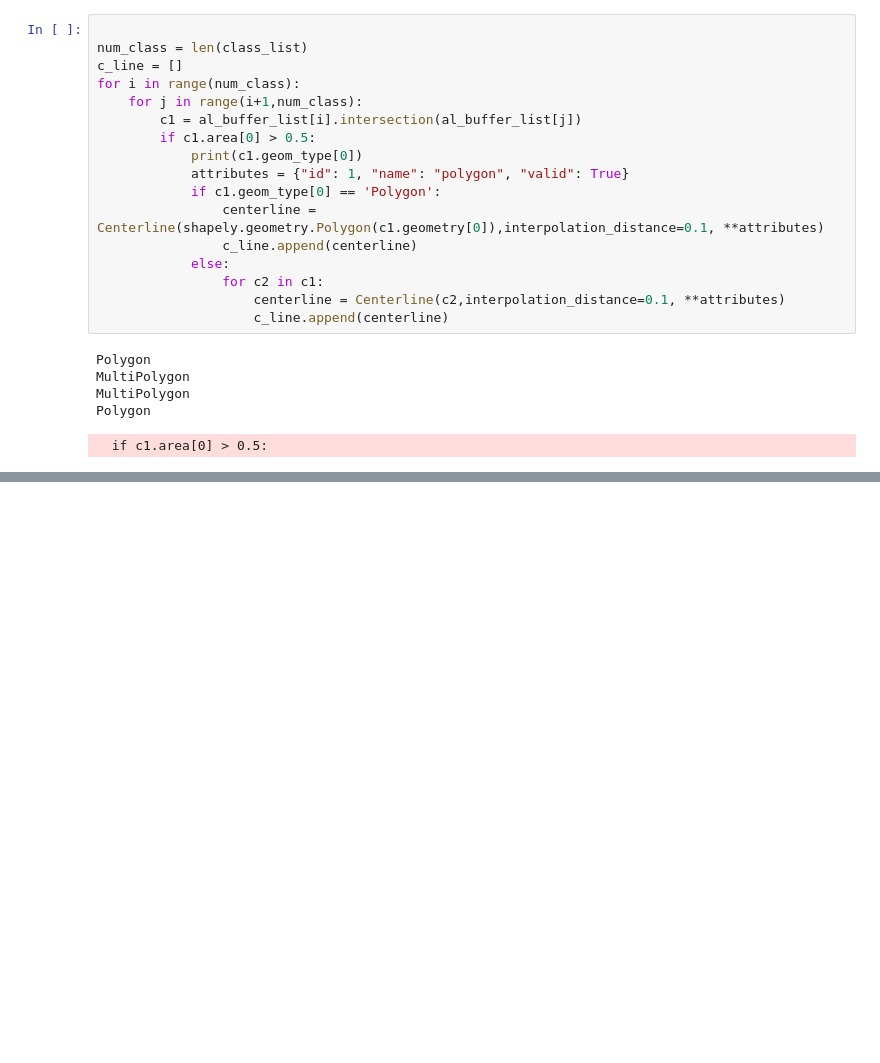
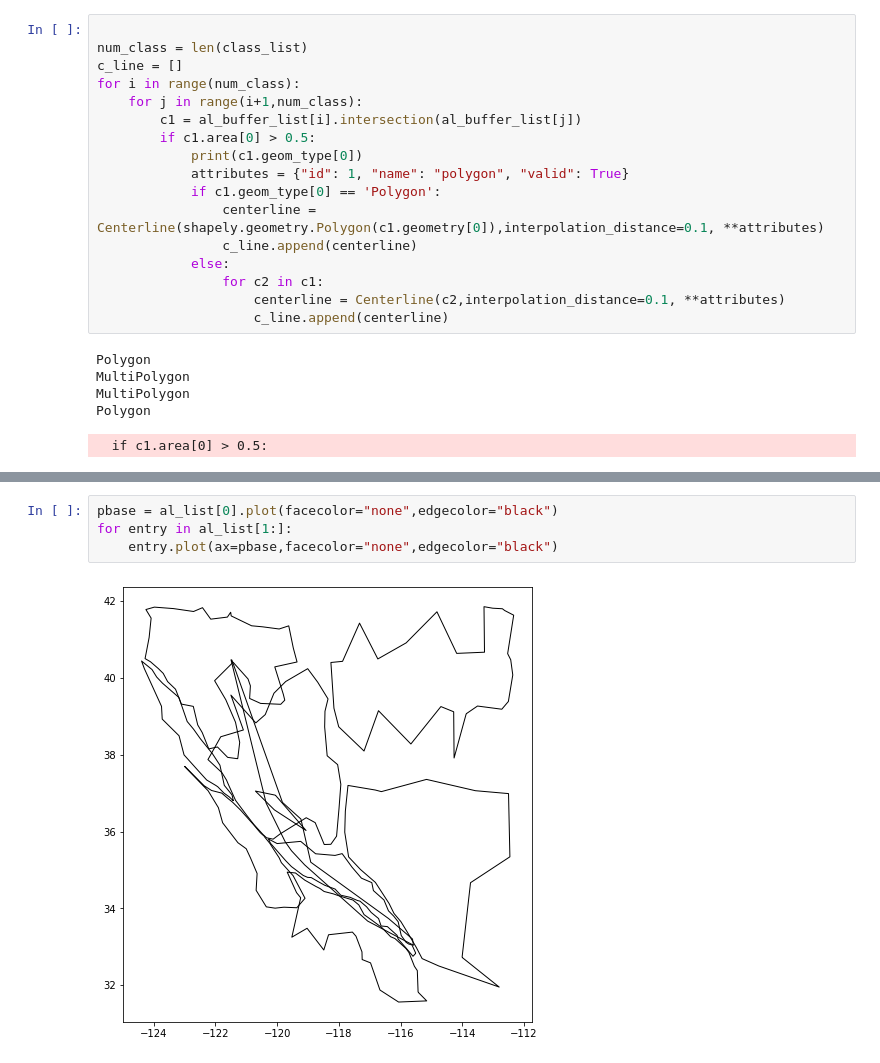
Before and after one commit to GeoGateway/GPS_clustering, a Jupyter notebook: notebooks/cluster_boundaries.ipynb, the cells around one changed output, grey strips where cells are left out. Cells and saved outputs as stored; diff of their text form; blank space fills up the shorter version.

```diff
--- a/notebooks/cluster_boundaries.ipynb
+++ b/notebooks/cluster_boundaries.ipynb
@@ -154,0 +184,6 @@ s.plot(ax=base,edgecolor = "black")
+# %%
+pbase = al_list[0].plot(facecolor="none",edgecolor="black")
+for entry in al_list[1:]:
+    entry.plot(ax=pbase,facecolor="none",edgecolor="black")
+# %% [output]
+[figure, added]
```
Also changed, not shown: parts of 14 cells of this notebook, 3 other files.
